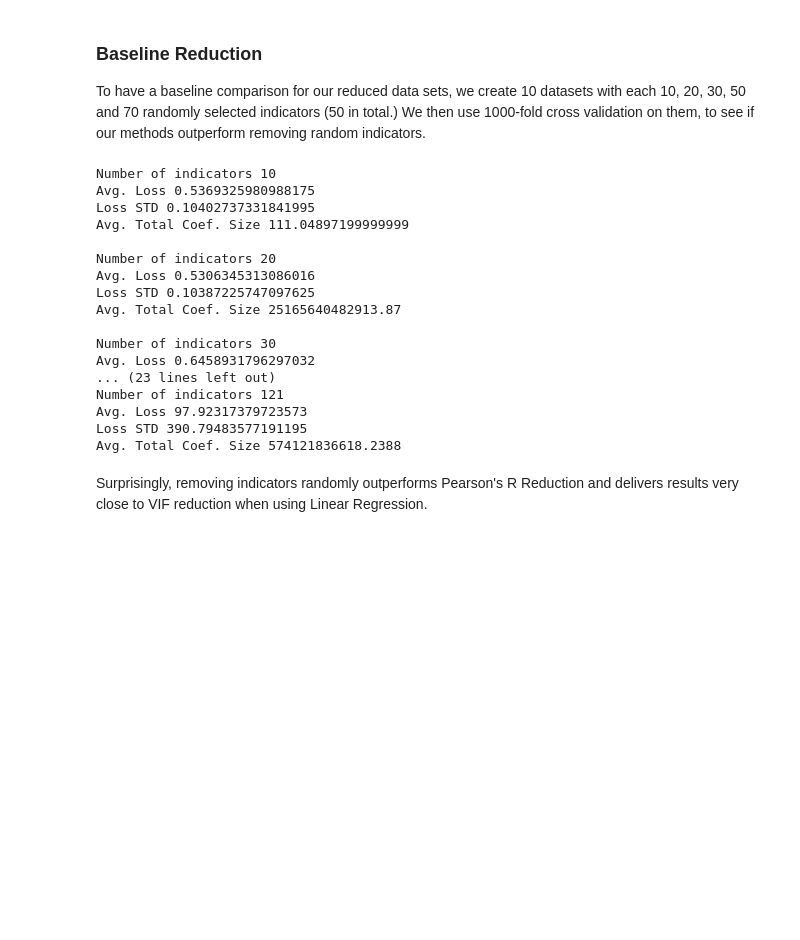
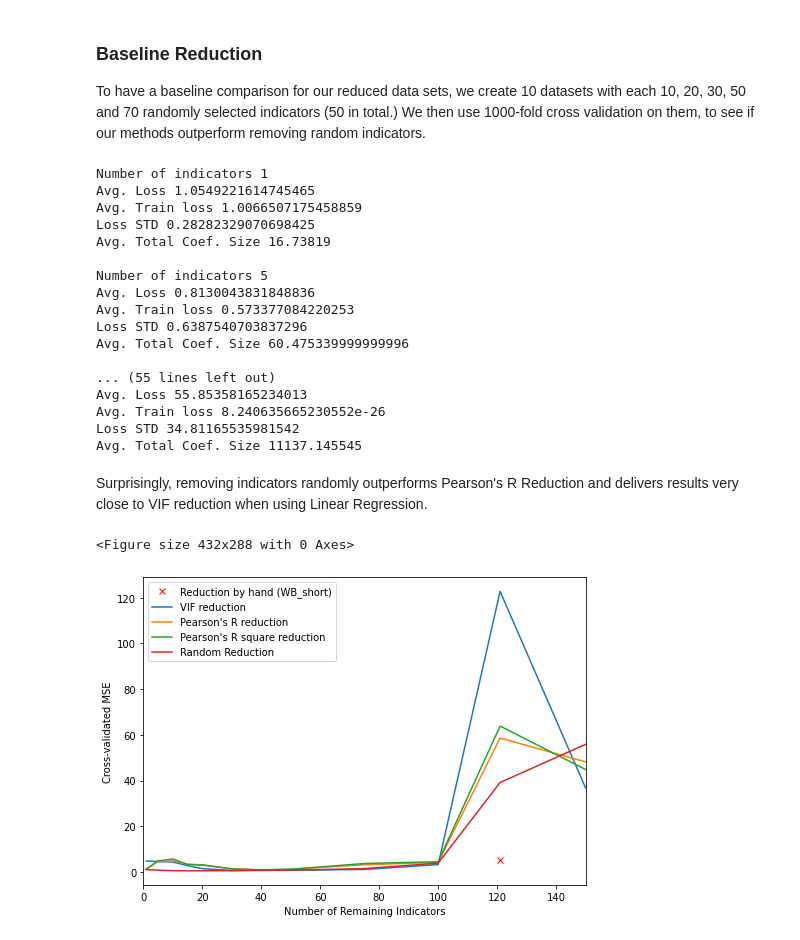
Before and after one commit to c-eberle/Data-Literacy-project, a Jupyter notebook: 03_regression_analysis_part2.ipynb, the cells around one changed output. Saved outputs shown, nothing was run; the diff lists cells and outputs as text; code cells hidden in the pictures; blank space fills up the shorter version.

```diff
--- a/03_regression_analysis_part2.ipynb
+++ b/03_regression_analysis_part2.ipynb
@@ -87,0 +95,8 @@ The average size of the coefficients: 6482240.906366115
+# %%
+least_squares = sklearn.linear_model.LinearRegression()
+test_size = 30
+num_indicator_list = [1, 5, 10, 15, 20, 30, 40, 50, 75, 100, 121, 150]
+ceval_kwargs = {"reg_model" : least_squares, "n" : 1000, "gt" : whr_data, "test_size" : test_size, "scaling" : "normalize", "calc_adj_r_squared" : True}
+
+
+pearson_square_mean_loss_list, pearson_square_mean_train_loss_list, _ = corr_utils.multi_ceval(num_indicator_list, wb_data_pear_square_sorted, True, **ceval_kwargs)
@@ -127,27 +160,49 @@ To have a baseline comparison for our reduced data sets, we create 10 datasets w
 We then use 1000-fold cross validation on them, to see if our methods outperform removing random indicators.
 # %%
 
-rand_loss_list, rand_std_list = corr_utils.ind_removal_sim([10, 20, 30, 40, 50, 75, 100, 121], 50, sklearn.linear_model.LinearRegression(), 100, wb_data, whr_data)
+rand_loss_list, rand_train_loss_list, rand_std_list = corr_utils.ind_removal_sim([1, 5, 10, 15, 20, 30, 40, 50, 75, 100, 121, 150], 20, sklearn.linear_model.LinearRegression(), 50, wb_data, whr_data)
 # %% [output]
-Number of indicators 10
-Avg. Loss 0.5369325980988175
-Loss STD 0.10402737331841995
-Avg. Total Coef. Size 111.04897199999999
+Number of indicators 1
+Avg. Loss 1.0549221614745465
+Avg. Train loss 1.0066507175458859
+Loss STD 0.28282329070698425
+Avg. Total Coef. Size 16.73819
 
-Number of indicators 20
-Avg. Loss 0.5306345313086016
-Loss STD 0.10387225747097625
-Avg. Total Coef. Size 25165640482913.87
+Number of indicators 5
+Avg. Loss 0.8130043831848836
+Avg. Train loss 0.573377084220253
+Loss STD 0.6387540703837296
+Avg. Total Coef. Size 60.475339999999996
 
-Number of indicators 30
-Avg. Loss 0.6458931796297032
-... (23 lines left out)
-Number of indicators 121
-Avg. Loss 97.92317379723573
-Loss STD 390.79483577191195
-Avg. Total Coef. Size 574121836618.2388
+... (55 lines left out)
+Avg. Loss 55.85358165234013
+Avg. Train loss 8.240635665230552e-26
+Loss STD 34.81165535981542
+Avg. Total Coef. Size 11137.145545
 # %% [markdown]
 Surprisingly, removing indicators randomly outperforms Pearson's R Reduction and delivers results very close to VIF reduction when using Linear Regression.
+# %%
+from matplotlib import rcParams
+rcParams.update({'figure.autolayout': True})
+plt.tight_layout()
+plt.figure(figsize=(7,5))
+
+plt.plot(num_indicator_list, vif_mean_loss_list,",", label = "VIF reduction", barsabove=True)
+plt.plot(num_indicator_list, pearson_mean_loss_list, label = "Pearson's R reduction")
+plt.plot(num_indicator_list, pearson_square_mean_loss_list, label = "Pearson's R square reduction")
+plt.plot(num_indicator_list, rand_loss_list, label = "Random Reduction")
+plt.plot(121, 5.1,'rx', label="Reduction by hand (WB_short)")
+plt.legend()
+#plt.title("Least Squares Test Losses for Different Data Reduction Methods")
+plt.xlim([0,150])
+#plt.ylim([0,6])
+plt.xlabel("Number of Remaining Indicators")
+plt.ylabel("Cross-validated MSE")
+#plt.errorbar(loss_list, rand_std_list)
+plt.savefig("reduction_plot.pdf", format="pdf")
+# %% [output]
+<Figure size 432x288 with 0 Axes>
+[figure, added]
 # %%
 plt.figure(figsize=(10,5))
 
```
Also changed, not shown: parts of 11 cells of this notebook, 2 other files.
